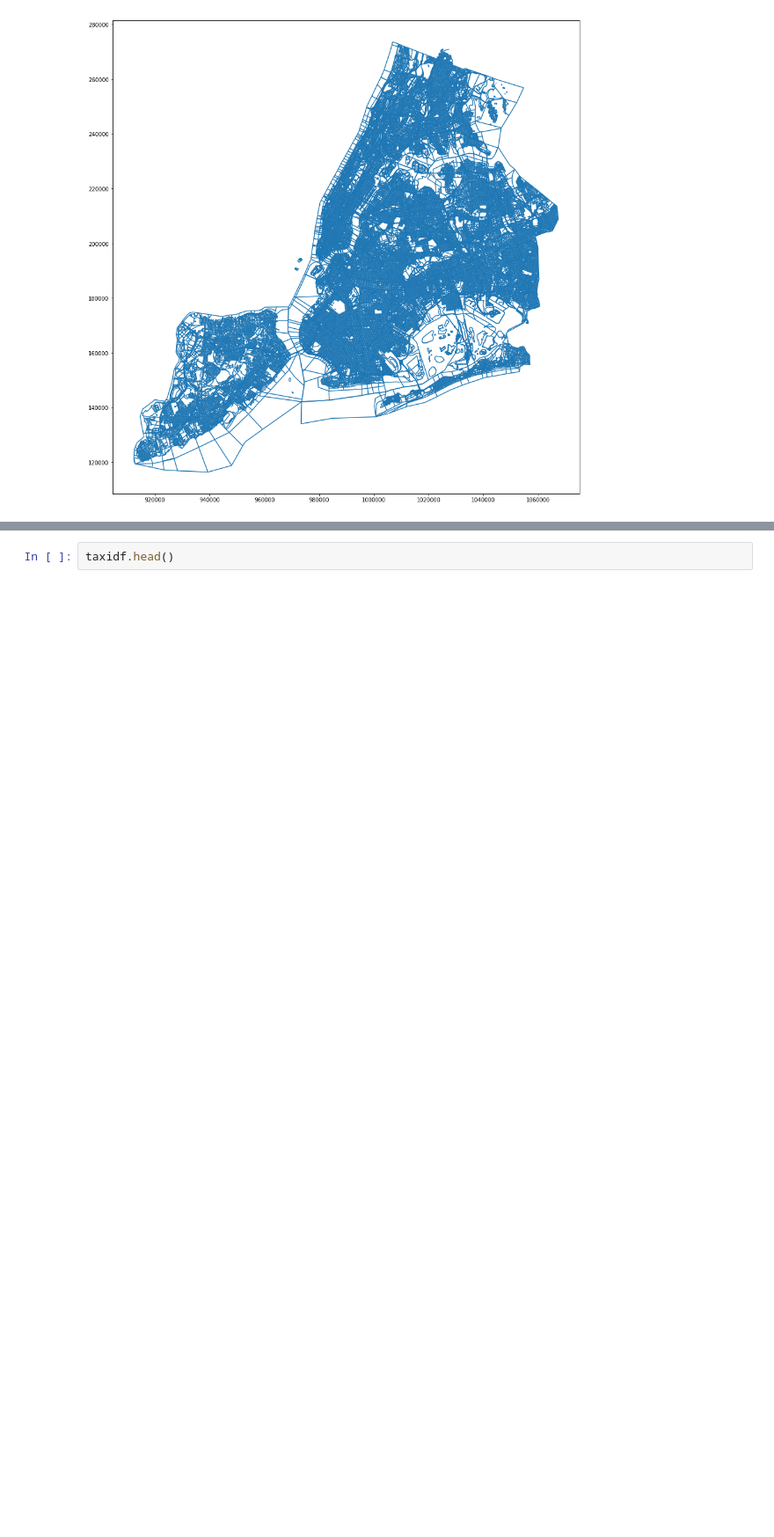
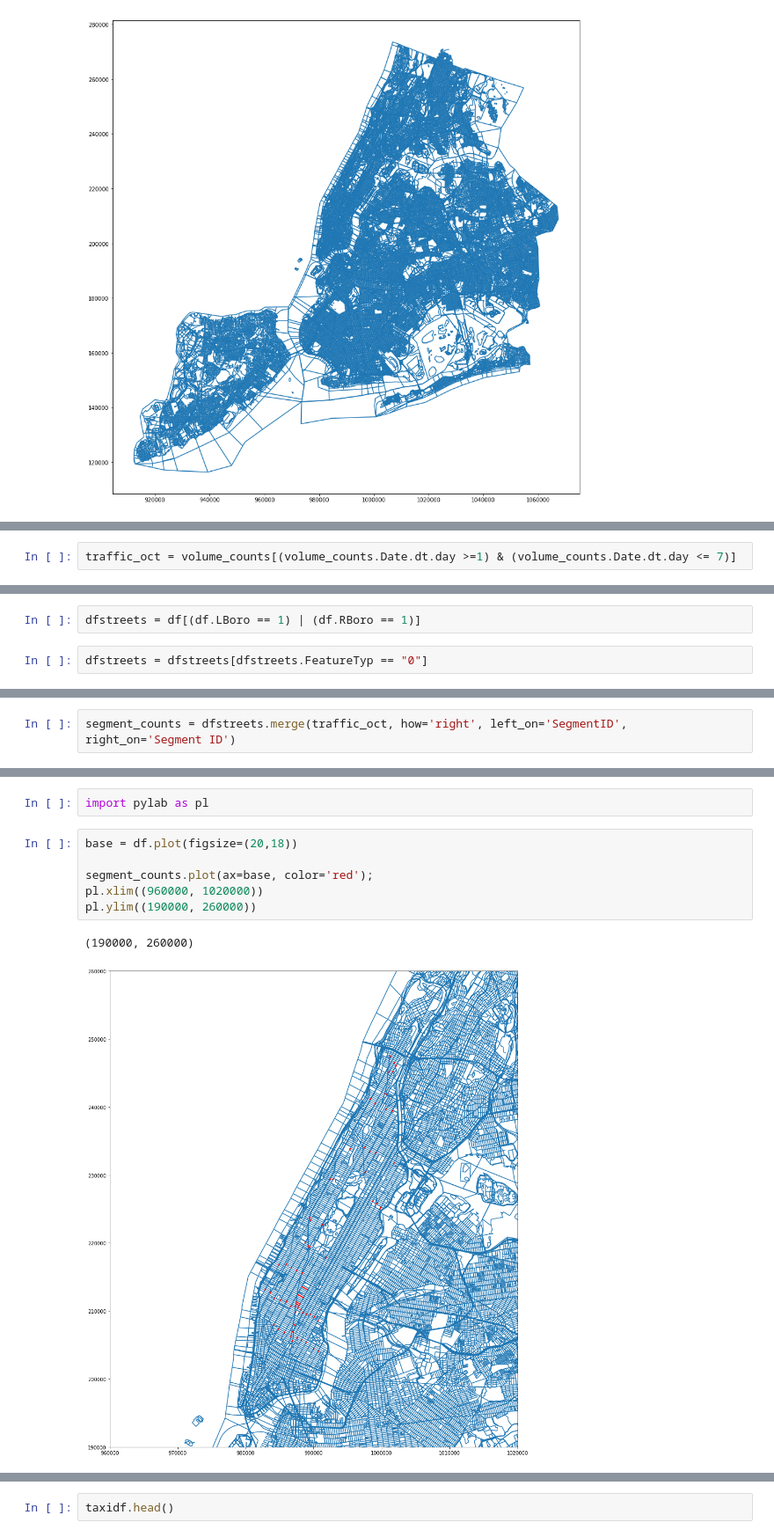
Before and after one commit to princeaker/civic_cab, a Jupyter notebook: final.ipynb, the cells around one changed output, grey strips where cells are left out. Shown at 88% size. Cells and saved outputs as stored; diff of their text form; blank space fills up the shorter version.

```diff
--- a/final.ipynb
+++ b/final.ipynb
@@ -65,0 +160,2 @@ volume_counts
+# %%
+traffic_oct = volume_counts[(volume_counts.Date.dt.day >=1) & (volume_counts.Date.dt.day <= 7)]
@@ -65,0 +241,4 @@ volume_counts
+# %%
+dfstreets = df[(df.LBoro == 1) | (df.RBoro == 1)]
+# %%
+dfstreets = dfstreets[dfstreets.FeatureTyp == "0"]
@@ -65,0 +249,2 @@ volume_counts
+# %%
+segment_counts = dfstreets.merge(traffic_oct, how='right', left_on='SegmentID', right_on='Segment ID')
@@ -66 +282,12 @@ volume_counts
+# %%
+import pylab as pl
+# %%
+base = df.plot(figsize=(20,18))
+
+segment_counts.plot(ax=base, color='red');
+pl.xlim((960000, 1020000))
+pl.ylim((190000, 260000))
+# %% [output]
+(190000, 260000)
+[figure, added]
 # %%
```
Also changed, not shown: parts of 60 cells of this notebook.
